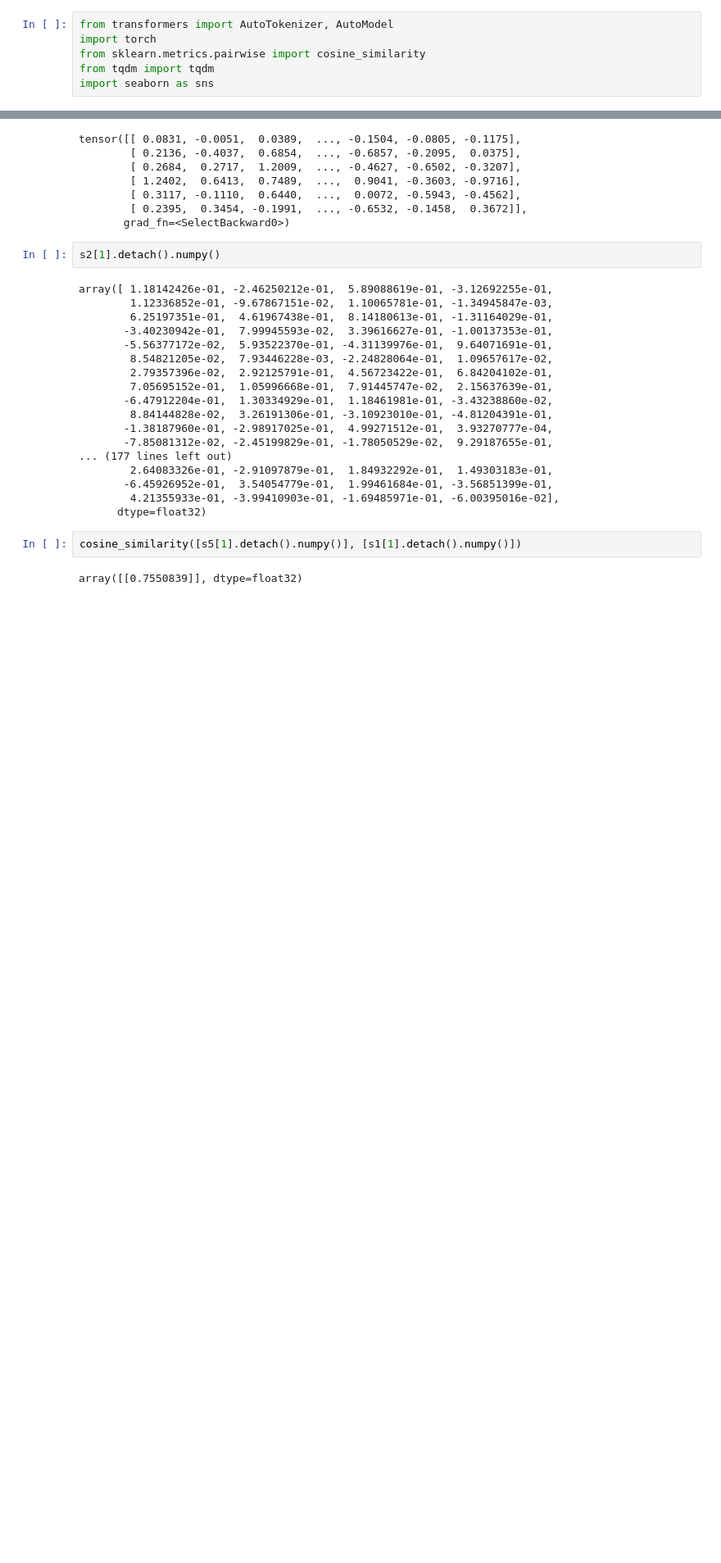
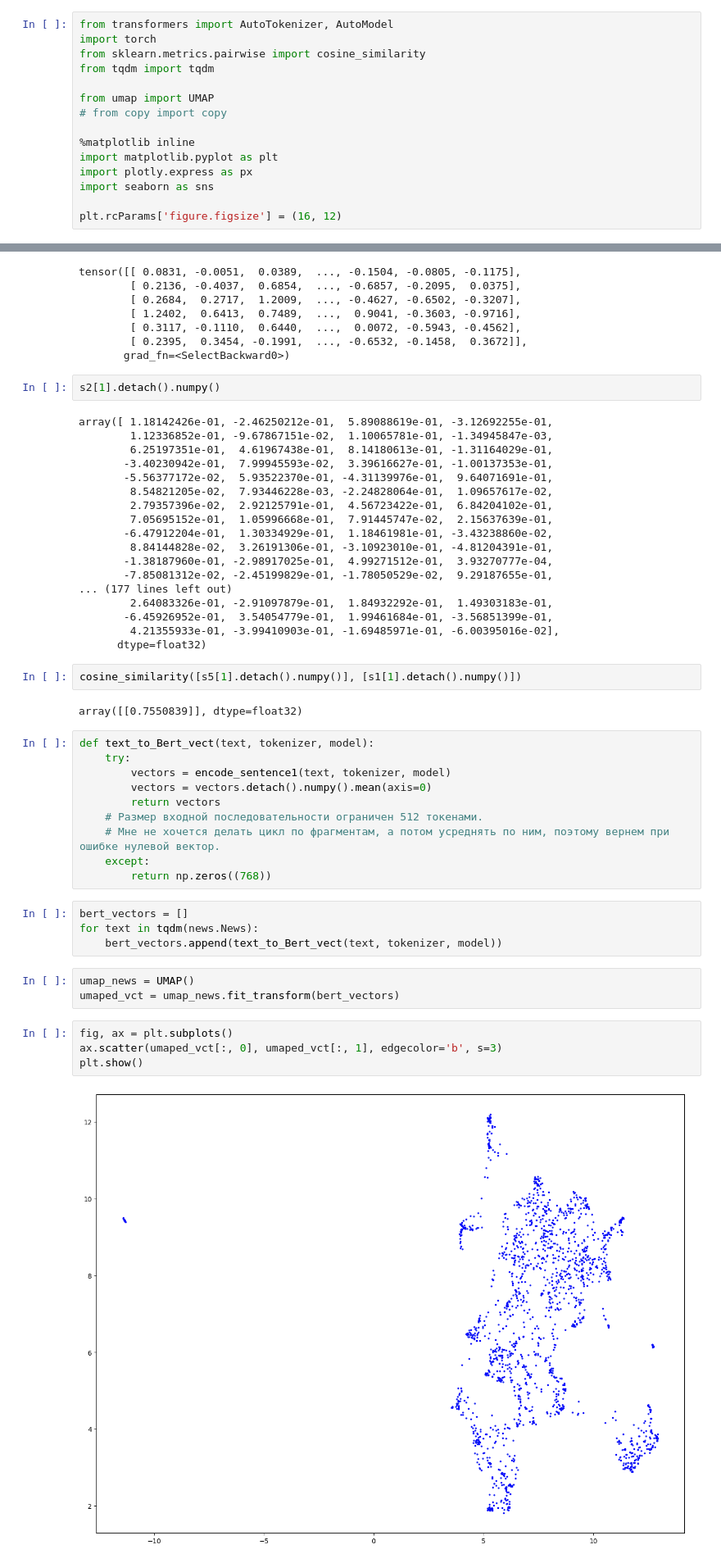
Before and after one commit to klyshinsky/BFU_NLP_2025, a Jupyter notebook: Lecture_2_W2V_Bert.ipynb, the cells around one changed output, grey strips where cells are left out. Shown at 82% size. Saved outputs shown, nothing was run; the diff lists cells and outputs as text; blank space fills up the shorter version.

```diff
--- a/Lecture_2_W2V_Bert.ipynb
+++ b/Lecture_2_W2V_Bert.ipynb
@@ -548,7 +548,16 @@ from transformers import AutoTokenizer, AutoModel
 import torch
 from sklearn.metrics.pairwise import cosine_similarity
 from tqdm import tqdm
+
+from umap import UMAP
+# from copy import copy
+
+%matplotlib inline
+import matplotlib.pyplot as plt
+import plotly.express as px
 import seaborn as sns
+
+plt.rcParams['figure.figsize'] = (16, 12)
 # %% [markdown]
 Загрузим модель `DeepPavlov/rubert-base-cased-sentence`, созданную DeepPavlov и обученную на предложениях.
 
@@ -784,3 +793,26 @@ array([ 1.18142426e-01, -2.46250212e-01,  5.89088619e-01, -3.12692255e-01,
 cosine_similarity([s5[1].detach().numpy()], [s1[1].detach().numpy()])
 # %% [output]
 array([[0.7550839]], dtype=float32)
+# %%
+def text_to_Bert_vect(text, tokenizer, model):
+    try:
+        vectors = encode_sentence1(text, tokenizer, model)
+        vectors = vectors.detach().numpy().mean(axis=0)
+        return vectors
+    # Размер входной последовательности ограничен 512 токенами.
+    # Мне не хочется делать цикл по фрагментам, а потом усреднять по ним, поэтому вернем при ошибке нулевой вектор.
+    except:
+        return np.zeros((768))
+# %%
+bert_vectors = []
+for text in tqdm(news.News):
+    bert_vectors.append(text_to_Bert_vect(text, tokenizer, model))
+# %%
+umap_news = UMAP()
+umaped_vct = umap_news.fit_transform(bert_vectors)
+# %%
+fig, ax = plt.subplots()
+ax.scatter(umaped_vct[:, 0], umaped_vct[:, 1], edgecolor='b', s=3)
+plt.show()
+# %% [output]
+[figure, added]
```
Also changed, not shown: 12 other files.
